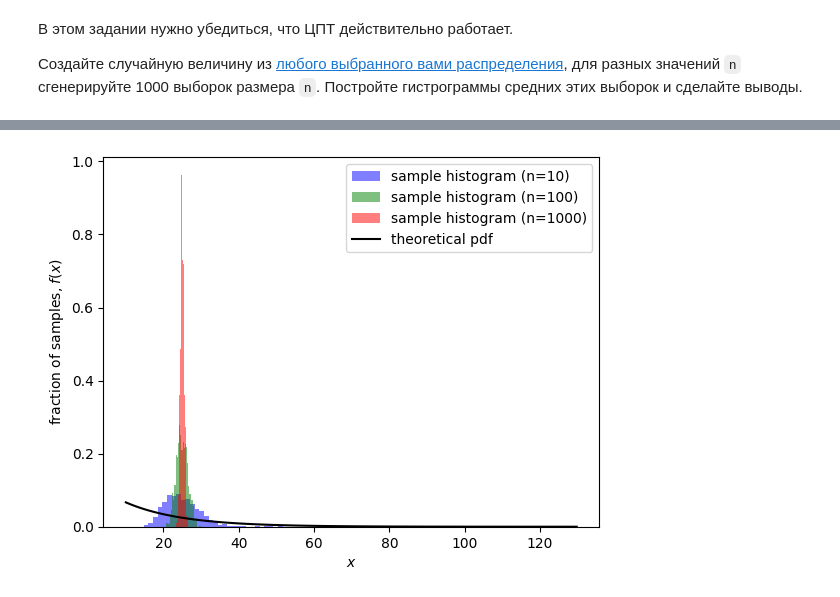
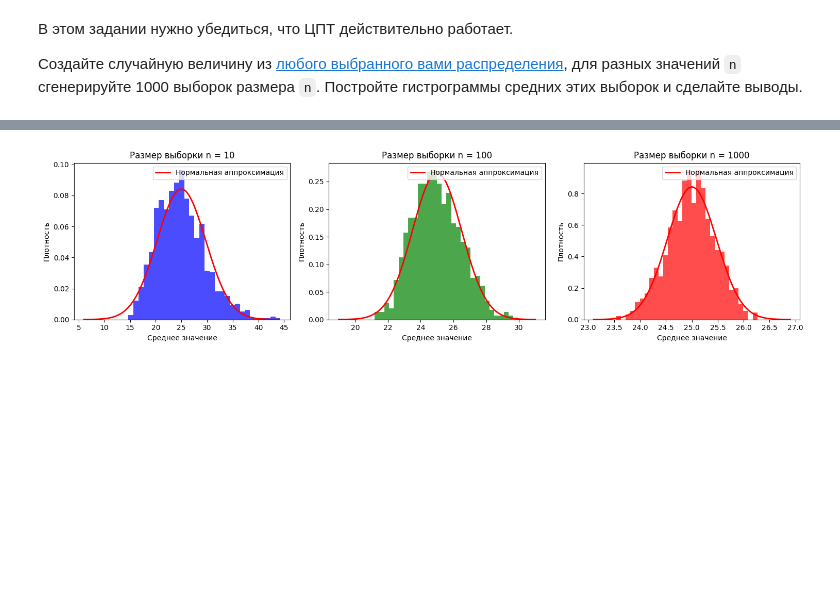
Before and after one commit to agudkovml/study, a Jupyter notebook: hw24.ipynb, the cells around one changed output, grey strips where cells are left out. Saved outputs shown, nothing was run; the diff lists cells and outputs as text; code cells hidden in the pictures; blank space fills up the shorter version.

```diff
--- a/hw24.ipynb
+++ b/hw24.ipynb
@@ -34,13 +32,33 @@ plt.show()
-# %%
-n1 = [10, 100, 1000]
-colors = ['blue', 'green', 'red']
-for n, color in zip(n1, colors):
-    means = [rv.rvs(size=n).mean() for _ in range(1000)]
-    plt.hist(means, density=True, bins=30, label=f'sample histogram (n={n})', alpha=0.5, color=color)
-plt.plot(x, pdf, label='theoretical pdf', color='black')
-plt.legend()
-plt.ylabel('fraction of samples, $f(x)$')
-plt.xlabel('$x$')
-plt.show()
-# %% [output]
-[figure, removed]
+# %%
+# Параметры исходного распределения (для нормальной аппроксимации)
+mu = rv.mean()        # матожидание = loc + scale = 10 + 15 = 25
+sigma = rv.std()      # стандартное отклонение = scale = 15
+# %%
+# Размеры выборок для демонстрации ЦПТ
+sample_sizes = [10, 100, 1000]
+colors = ['blue', 'green', 'red']
+# %%
+# Создание подграфиков (1 строка, 3 столбца)
+fig, axes = plt.subplots(1, len(sample_sizes), figsize=(15, 4))
+
+for i, n in enumerate(sample_sizes):
+    # Генерация 1000 выборочных средних
+    means = [rv.rvs(size=n).mean() for _ in range(1000)]
+
+    # Построение гистограммы выборочных средних
+    axes[i].hist(means, density=True, bins=30, alpha=0.7, color=colors[i])
+
+    # Добавление нормальной аппроксимации: N(mu, sigma/sqrt(n))
+    se = sigma / np.sqrt(n)   # стандартная ошибка среднего
+    x_norm = np.linspace(mu - 4*se, mu + 4*se, 200)
+    axes[i].plot(x_norm, sts.norm.pdf(x_norm, mu, se), 'r-', lw=2, label='Нормальная аппроксимация')
+
+    axes[i].set_title(f'Размер выборки n = {n}')
+    axes[i].set_xlabel('Среднее значение')
+    axes[i].set_ylabel('Плотность')
+    axes[i].legend()
+
+plt.tight_layout()
+plt.show()
+# %% [output]
+[figure, added]
```
Also changed, not shown: parts of 3 cells of this notebook.
